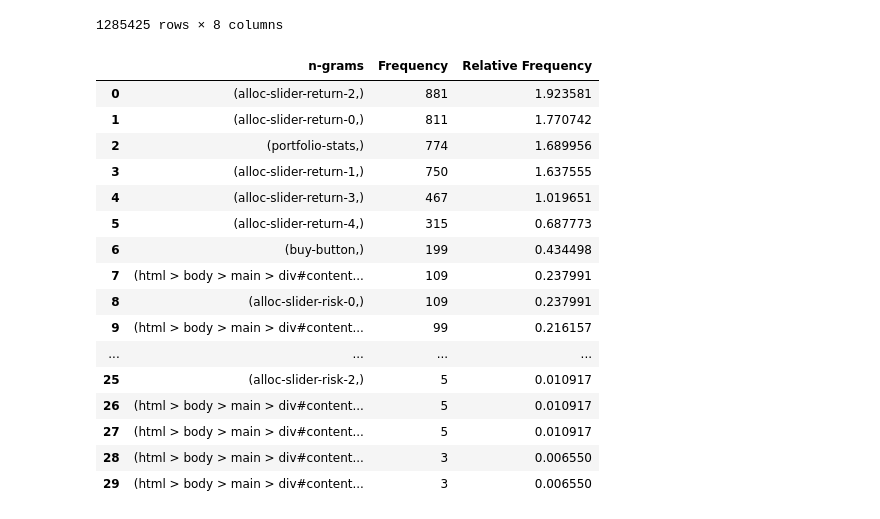
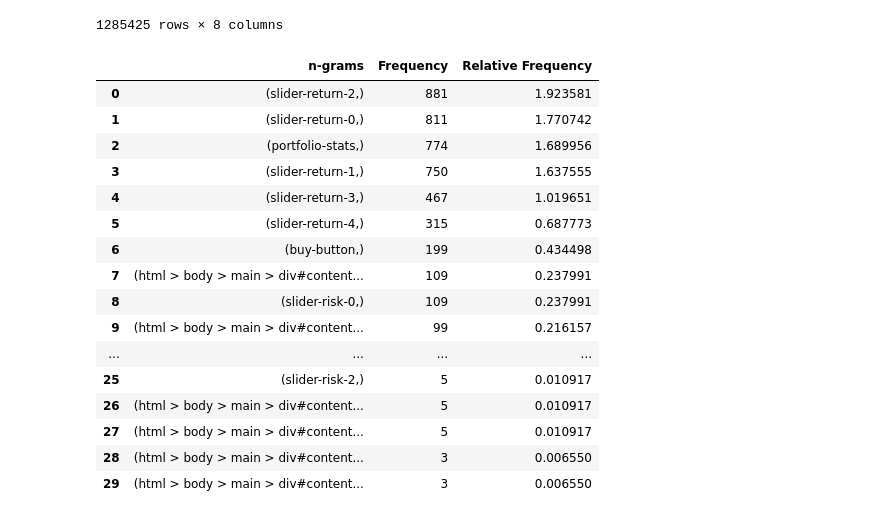
Before and after one commit to DJSaunders1997/Masters-Project, a Jupyter notebook: Work-Overview.ipynb, the cells around one changed output. Saved outputs shown, nothing was run; the diff lists cells and outputs as text; code cells hidden in the pictures.

```diff
--- a/Work-Overview.ipynb
+++ b/Work-Overview.ipynb
@@ -655,15 +637,3 @@ n-grams  Frequency  \
 | 2 | (html > body > main > div#content... | 508 | 1.109170 |
 | 3 | (html > body > main > div#content... | 486 | 1.061135 |
 | 4 | (html > body > main > div#content... | 312 | 0.681223 |
-# %%
-# Rename most frequent elements of turk data so theyre a shorter more manageable length.
-#   Maybe the html elements are named differently for different turks, we may be able to merge multiple items to slider-2 for example.
-
-text1 = r'html > body > main > div#content > form#portfolio-selection > div.investment-test > div.portfolio-interface.row > div.stock-selection.large-7.columns > div.stock-allocator.row.valign-middle > div.large-4.columns > div#alloc-slider-return-2.sparkline.narrow.return > svg.chart.control html > body > main > div#content > form#portfolio-selection > div.investment-test > div.portfolio-interface.row > div.stock-selection.large-7.columns > div.stock-allocator.row.valign-middle > div.large-4.columns > div#alloc-slider-return-2.sparkline.narrow.return > svg.chart.control'
-#text1 contains string '...alloc-slider-return-2...' so rename to alloc-slider-return-2
-
-text2 = r'html > body > main > div#content > form#portfolio-selection > div.investment-test > div.portfolio-interface.row > div.stock-selection.large-7.columns > div.stock-allocator.row.valign-middle > div.large-4.columns > div#alloc-slider-return-0.sparkline.narrow.return > svg.chart.controlhtml > body > main > div#content > form#portfolio-selection > div.investment-test > div.portfolio-interface.row > div.stock-selection.large-7.columns > div.stock-allocator.row.valign-middle > div.large-4.columns > div#alloc-slider-return-0.sparkline.narrow.return > svg.chart.control'
-
-df_turk = df_turk.rename({text1:'alloc-slider-2'})
-df_turk = df_turk.rename({text2:'alloc-slider-0'})
-calculate_ngrams(df_turk, 1)
@@ -739,22 +679,22 @@ test_df
 | 1293072 | 1 | click | buy-button | 258.656 | 500.0 | 2198.0 | 5 | A15781PHGW377Y |
 1285425 rows × 8 columns
 # %%
-test_unigrams = calculate_ngrams(test_df, 1)
+test_unigrams = calculate_ngrams(df_turk, 1)
 test_unigrams
 # %% [output]
 |  | n-grams | Frequency | Relative Frequency |
-| 0 | (alloc-slider-return-2,) | 881 | 1.923581 |
-| 1 | (alloc-slider-return-0,) | 811 | 1.770742 |
+| 0 | (slider-return-2,) | 881 | 1.923581 |
+| 1 | (slider-return-0,) | 811 | 1.770742 |
 | 2 | (portfolio-stats,) | 774 | 1.689956 |
-| 3 | (alloc-slider-return-1,) | 750 | 1.637555 |
-| 4 | (alloc-slider-return-3,) | 467 | 1.019651 |
-| 5 | (alloc-slider-return-4,) | 315 | 0.687773 |
+| 3 | (slider-return-1,) | 750 | 1.637555 |
+| 4 | (slider-return-3,) | 467 | 1.019651 |
+| 5 | (slider-return-4,) | 315 | 0.687773 |
 | 6 | (buy-button,) | 199 | 0.434498 |
 | 7 | (html > body > main > div#content... | 109 | 0.237991 |
-| 8 | (alloc-slider-risk-0,) | 109 | 0.237991 |
+| 8 | (slider-risk-0,) | 109 | 0.237991 |
 | 9 | (html > body > main > div#content... | 99 | 0.216157 |
 | ... | ... | ... | ... |
-| 25 | (alloc-slider-risk-2,) | 5 | 0.010917 |
+| 25 | (slider-risk-2,) | 5 | 0.010917 |
 | 26 | (html > body > main > div#content... | 5 | 0.010917 |
 | 27 | (html > body > main > div#content... | 5 | 0.010917 |
 | 28 | (html > body > main > div#content... | 3 | 0.006550 |
```
Also changed, not shown: parts of 15 cells of this notebook.
